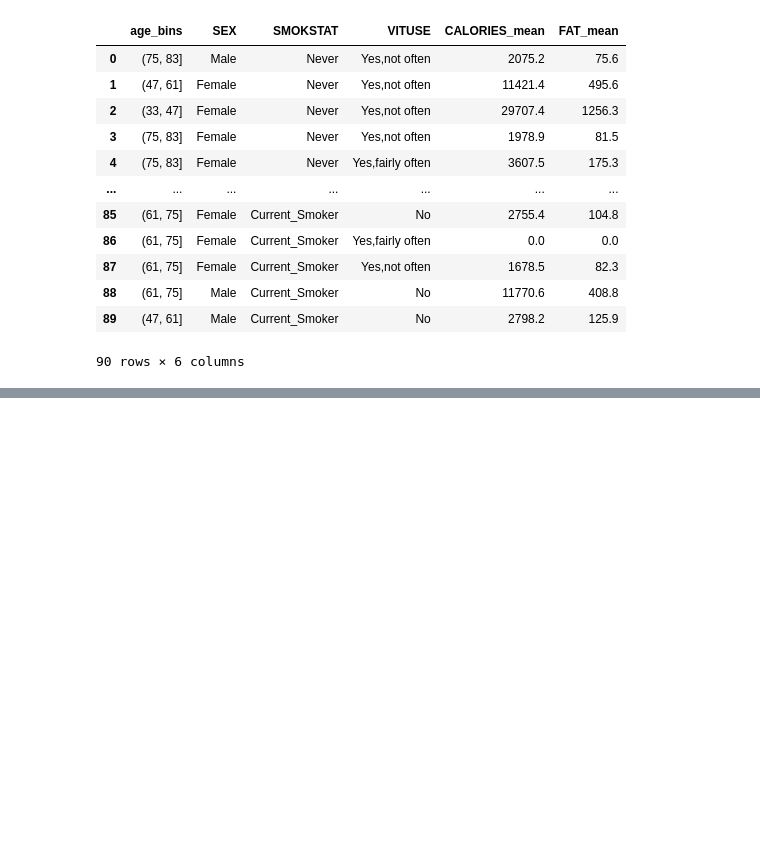
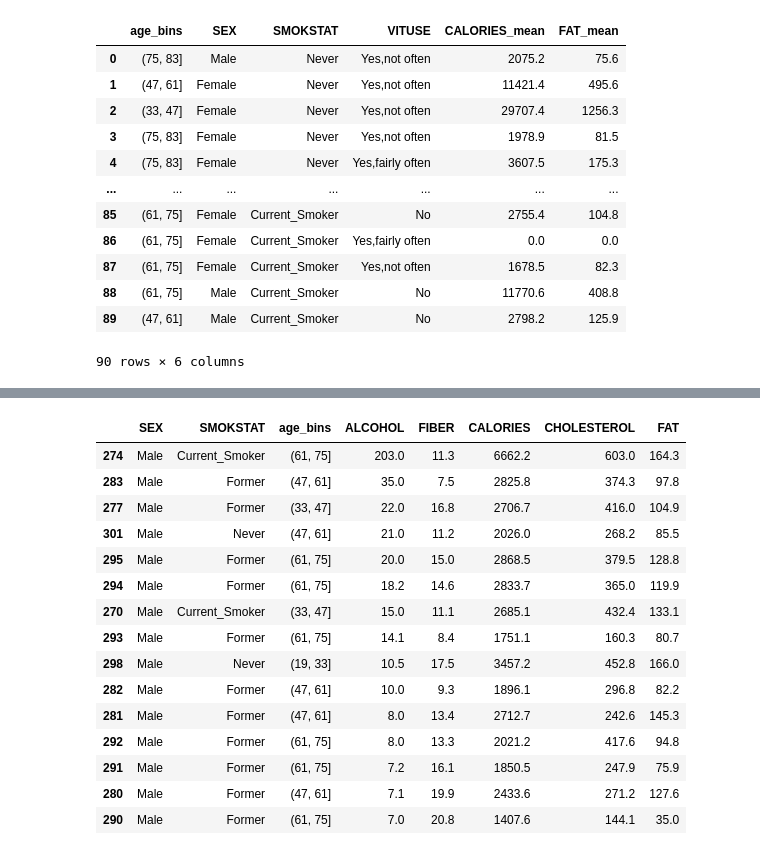
Before and after one commit to RomanD83/pbc, a Jupyter notebook: Determinants.ipynb, the cells around one changed output, grey strips where cells are left out. Drawn from its saved outputs; the diff is of its cells as text; code cells hidden in the pictures; blank space fills up the shorter version.

```diff
--- a/Determinants.ipynb
+++ b/Determinants.ipynb
@@ -399,0 +261,19 @@ df
+# %%
+b.query('SEX =="Male"').sort_values("ALCOHOL", ascending=False).head(15)
+# %% [output]
+|  | SEX | SMOKSTAT | age_bins | ALCOHOL | FIBER | CALORIES | CHOLESTEROL | FAT |
+| 274 | Male | Current_Smoker | (61, 75] | 203.0 | 11.3 | 6662.2 | 603.0 | 164.3 |
+| 283 | Male | Former | (47, 61] | 35.0 | 7.5 | 2825.8 | 374.3 | 97.8 |
+| 277 | Male | Former | (33, 47] | 22.0 | 16.8 | 2706.7 | 416.0 | 104.9 |
+| 301 | Male | Never | (47, 61] | 21.0 | 11.2 | 2026.0 | 268.2 | 85.5 |
+| 295 | Male | Former | (61, 75] | 20.0 | 15.0 | 2868.5 | 379.5 | 128.8 |
+| 294 | Male | Former | (61, 75] | 18.2 | 14.6 | 2833.7 | 365.0 | 119.9 |
+| 270 | Male | Current_Smoker | (33, 47] | 15.0 | 11.1 | 2685.1 | 432.4 | 133.1 |
+| 293 | Male | Former | (61, 75] | 14.1 | 8.4 | 1751.1 | 160.3 | 80.7 |
+| 298 | Male | Never | (19, 33] | 10.5 | 17.5 | 3457.2 | 452.8 | 166.0 |
+| 282 | Male | Former | (47, 61] | 10.0 | 9.3 | 1896.1 | 296.8 | 82.2 |
+| 281 | Male | Former | (47, 61] | 8.0 | 13.4 | 2712.7 | 242.6 | 145.3 |
+| 292 | Male | Former | (61, 75] | 8.0 | 13.3 | 2021.2 | 417.6 | 94.8 |
+| 291 | Male | Former | (61, 75] | 7.2 | 16.1 | 1850.5 | 247.9 | 75.9 |
+| 280 | Male | Former | (47, 61] | 7.1 | 19.9 | 2433.6 | 271.2 | 127.6 |
+| 290 | Male | Former | (61, 75] | 7.0 | 20.8 | 1407.6 | 144.1 | 35.0 |
```
Also changed, not shown: parts of 26 cells of this notebook.
